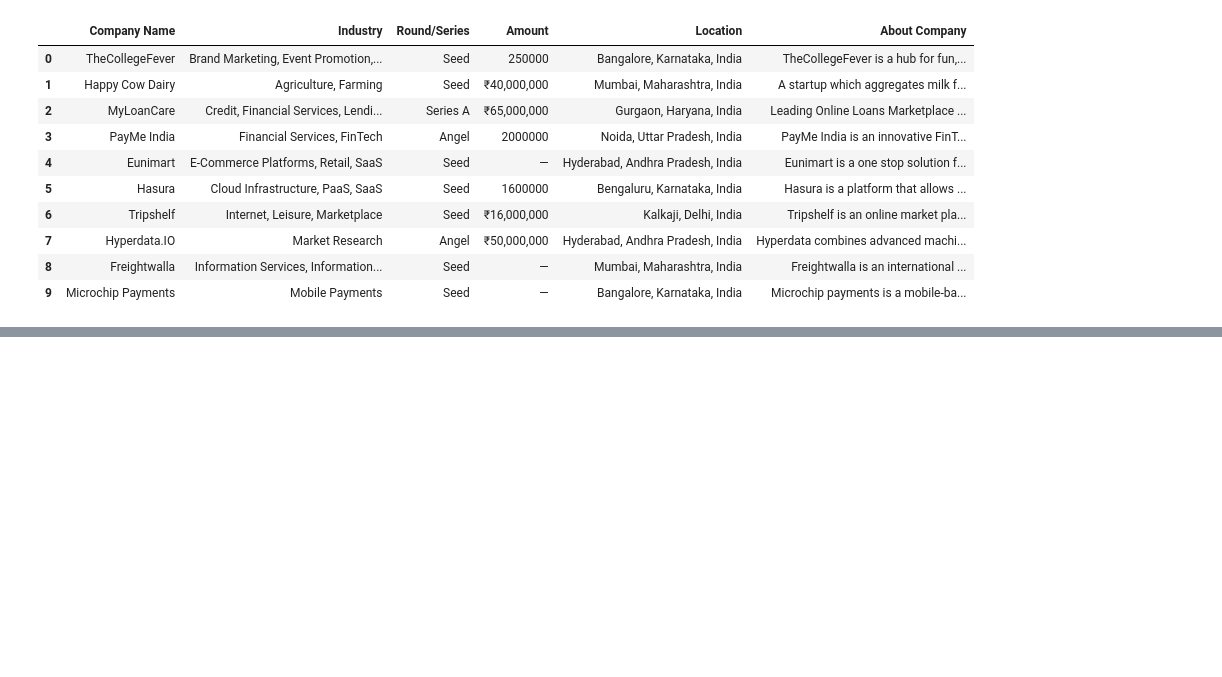
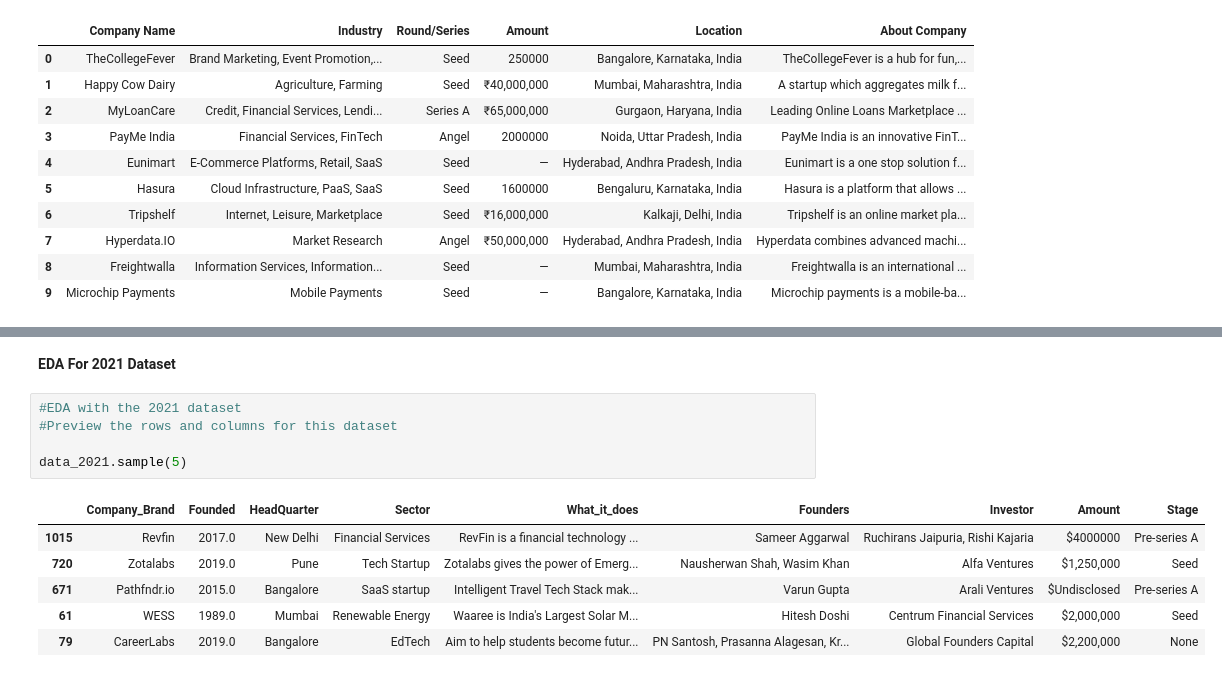
Before and after one commit to Sena-Aku-Agbotse/Indian-Startup, a Jupyter notebook: Notebooks/main.ipynb, the cells around one changed output, grey strips where cells are left out. Saved outputs shown, nothing was run; the diff lists cells and outputs as text; blank space fills up the shorter version.

```diff
--- a/Notebooks/main.ipynb
+++ b/Notebooks/main.ipynb
@@ -179,0 +404,14 @@ data_2019.head(10)
+# %% [markdown]
+**EDA For 2021 Dataset**
+# %%
+#EDA with the 2021 dataset
+#Preview the rows and columns for this dataset
+
+data_2021.sample(5)
+# %% [output]
+|  | Company_Brand | Founded | HeadQuarter | Sector | What_it_does | Founders | Investor | Amount | Stage |
+| 1015 | Revfin | 2017.0 | New Delhi | Financial Services | RevFin is a financial technology ... | Sameer Aggarwal | Ruchirans Jaipuria, Rishi Kajaria | $4000000 | Pre-series A |
+| 720 | Zotalabs | 2019.0 | Pune | Tech Startup | Zotalabs gives the power of Emerg... | Nausherwan Shah, Wasim Khan | Alfa Ventures | $1,250,000 | Seed |
+| 671 | Pathfndr.io | 2015.0 | Bangalore | SaaS startup | Intelligent Travel Tech Stack mak... | Varun Gupta | Arali Ventures | $Undisclosed | Pre-series A |
+| 61 | WESS | 1989.0 | Mumbai | Renewable Energy | Waaree is India's Largest Solar M... | Hitesh Doshi | Centrum Financial Services | $2,000,000 | Seed |
+| 79 | CareerLabs | 2019.0 | Bangalore | EdTech | Aim to help students become futur... | PN Santosh, Prasanna Alagesan, Kr... | Global Founders Capital | $2,200,000 | None |
```
Also changed, not shown: parts of 33 cells of this notebook.
